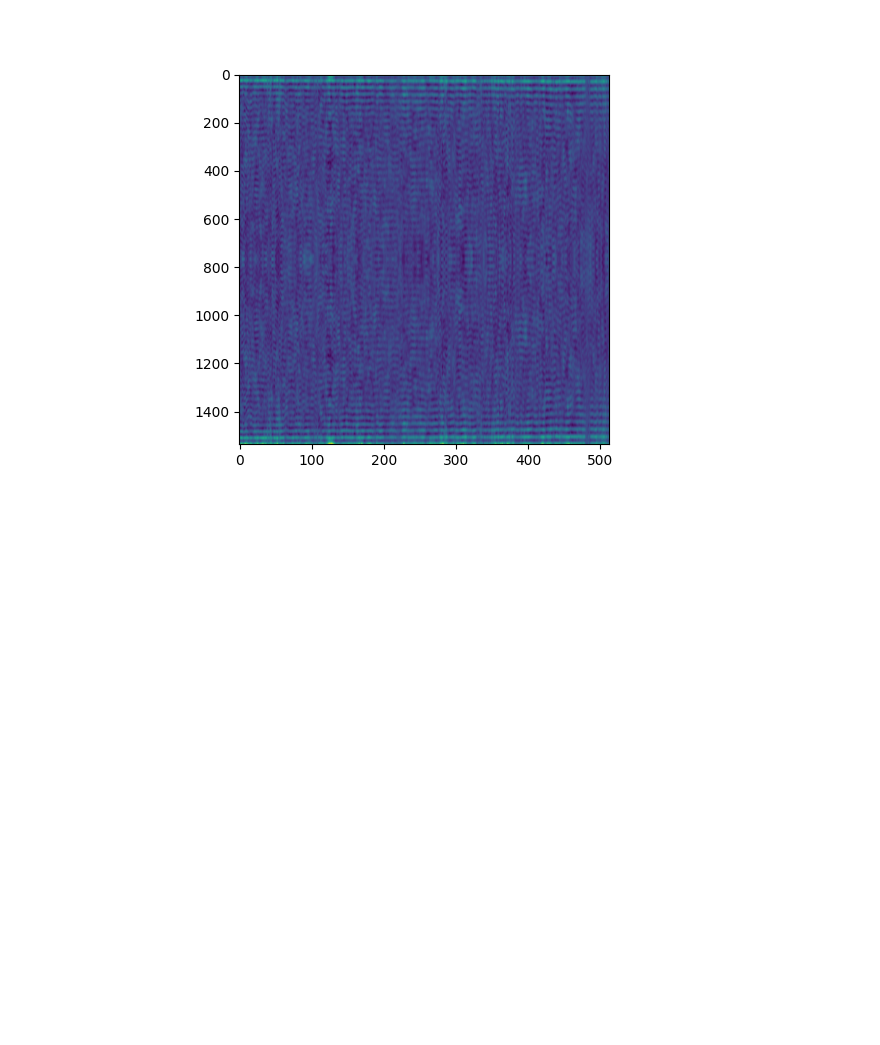
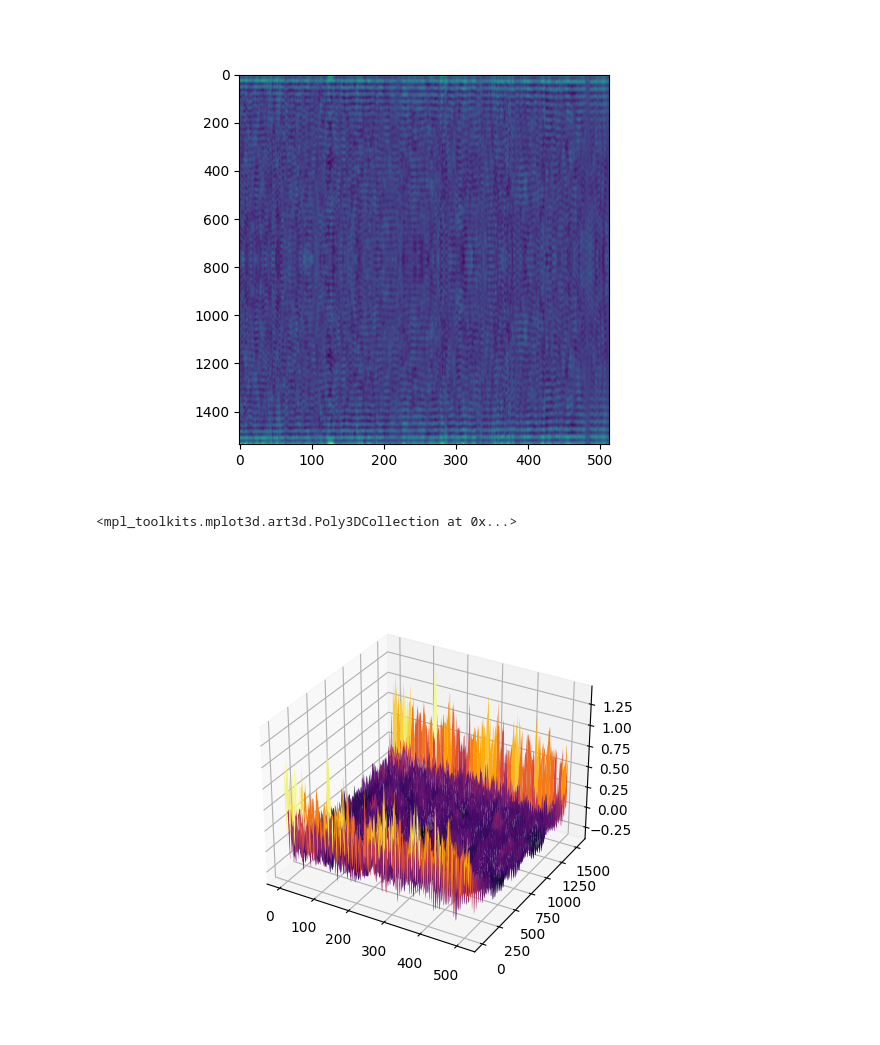
Before and after one commit to VSngg/filter_interferogram, a Jupyter notebook: fourier.ipynb, the cells around one changed output. Drawn from its saved outputs; the diff is of its cells as text; code cells hidden in the pictures; blank space fills up the shorter version.

```diff
--- a/fourier.ipynb
+++ b/fourier.ipynb
@@ -136,3 +136,17 @@ def make_square_axes(ax):
 make_square_axes(plt.gca())
 # %% [output]
 [figure]
+# %%
+# ИЗМЕНИТЬ ЭТУ ПЕРЕМЕННУЮ ЧТОБЫ ПОЛУЧИТЬ ГРАФИК
+target_plot = bruh
+# turn NP array into xyz plot
+m,n = target_plot.shape
+y,x = np.mgrid[:m,:n]
+z = target_plot
+# %%
+fig = plt.figure()
+ax = fig.add_subplot(111, projection='3d')
+ax.plot_surface(x, y ,z, cmap ='inferno')
+# %% [output]
+<mpl_toolkits.mplot3d.art3d.Poly3DCollection at 0x...>
+[figure, added]
```
Also changed, not shown: parts of 1 cell of this notebook.
